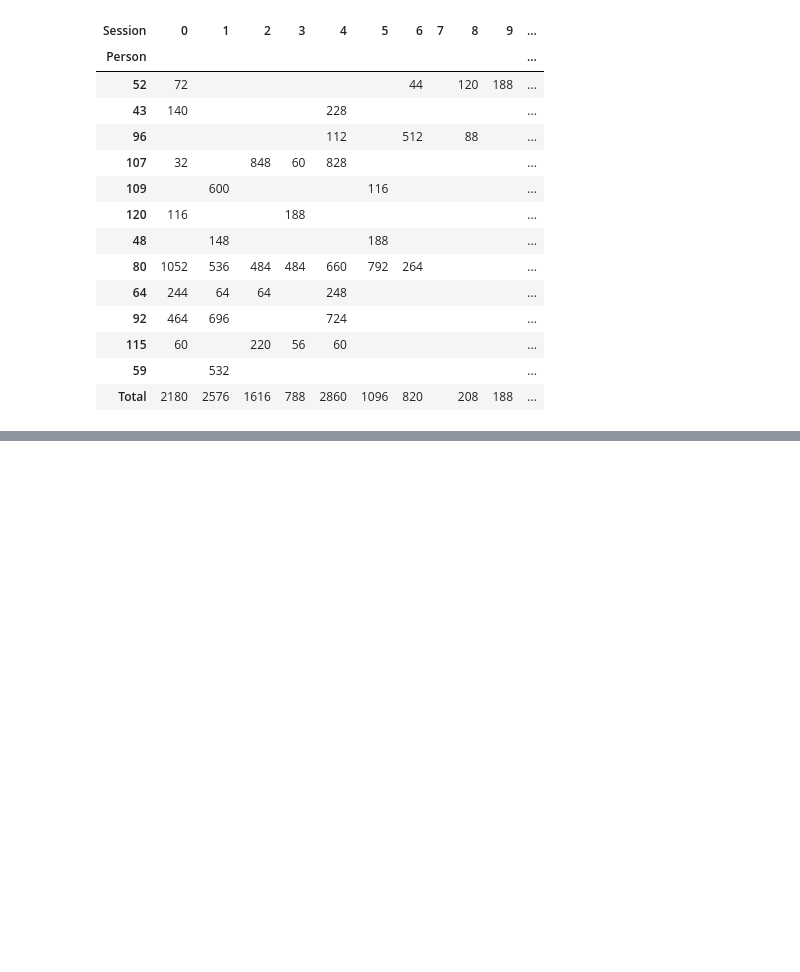
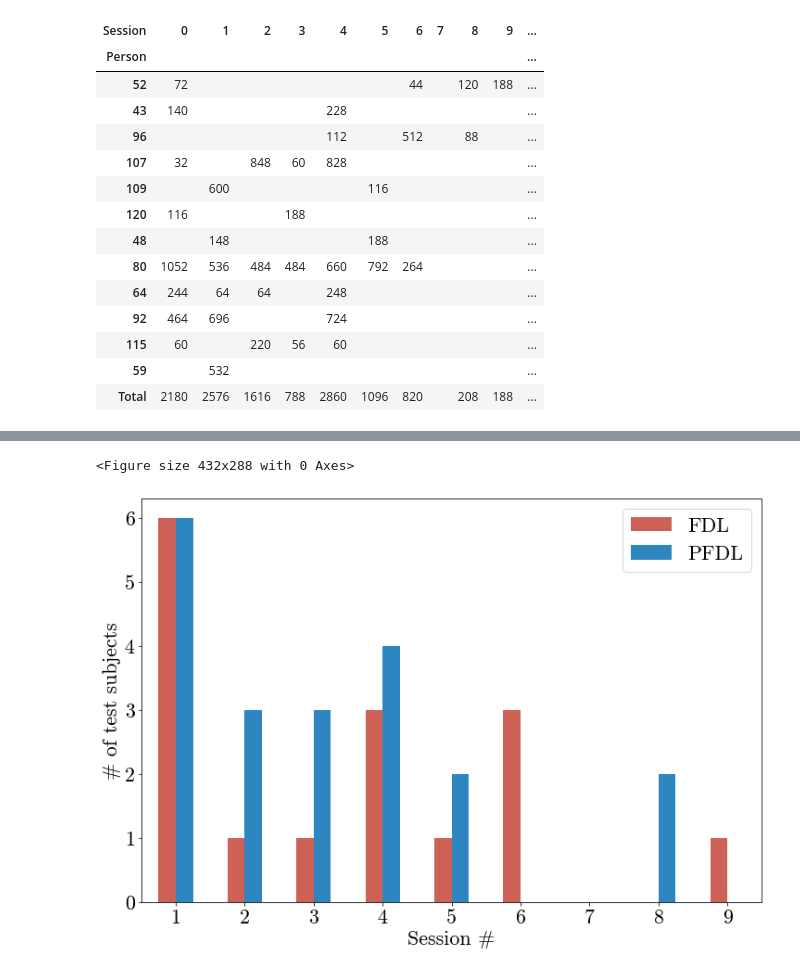
Before and after one commit to ntobis/federated-machine-learning, a Jupyter notebook: Notebooks/Table Preparation.ipynb, the cells around one changed output, grey strips where cells are left out. Cells and saved outputs as stored; diff of their text form; code cells hidden in the pictures; blank space fills up the shorter version.

```diff
--- a/Notebooks/Table Preparation.ipynb
+++ b/Notebooks/Table Preparation.ipynb
@@ -439,0 +564,15 @@ dL.create_pivot(os.path.join(DATA, 'group_2'), 'Person', 'Session', 'Person')
+# %%
+df_detail_f1 = df_detail_f1.reset_index().rename(columns={'index': 'Session'})
+df_detail_f1['Session'] += 1
+df_detail_f1['Experiment'].replace(exp_names, inplace=True)
+df_top = df_detail_f1[df_detail_f1['Experiment'].isin(top_exp)]
+# %%
+df_winners = df_top.copy()
+for subject in subjects:
+    idx = df_top.groupby(['Session'])[subject].transform(max) == df_top[subject]
+    df_winners[subject] = idx
+# %%
+df_winners['Best'] = df_winners[subjects].sum(axis=1)
+df_winners.rename(columns={'Session': 'Session #'}, inplace=True)
+table_final = df_winners.pivot('Experiment', 'Session #', 'Best')
+table_final_percentage = table_final / table_final.sum(axis=0) * 100
@@ -439,0 +602,18 @@ dL.create_pivot(os.path.join(DATA, 'group_2'), 'Person', 'Session', 'Person')
+# %%
+# Set PLT Parameters
+plt.rcParams.update({'font.size': 22,
+                     'font.family' : 'cmr10',
+                     'font.weight' : 'normal',
+                     'axes.titlesize' : 22})
+# %%
+fig = plt.figure()
+ax = table_final.T.reset_index().plot.bar(x='Session #', y=['FDL', 'PFDL'], figsize=(12,8), rot=0, color=['#CD6155', '#2E86C1'])
+# ax = table_final_percentage.T.reset_index().plot.bar(x='Session #', y=['FDL', 'PFDL'], figsize=(12,8), rot=0, color=['#CD6155', '#2E86C1'])
+# ax.yaxis.set_major_formatter(mtick.PercentFormatter())
+ax.legend(['FDL', 'PFDL'])
+# ax.set_ylabel('% of test subjects')
+ax.set_ylabel('# of test subjects')
+plt.savefig('F1 Comparison absolute.pdf')
+# %% [output]
+<Figure size 432x288 with 0 Axes>
+[figure, added]
```
Also changed, not shown: parts of 25 cells of this notebook, 10 other files.
